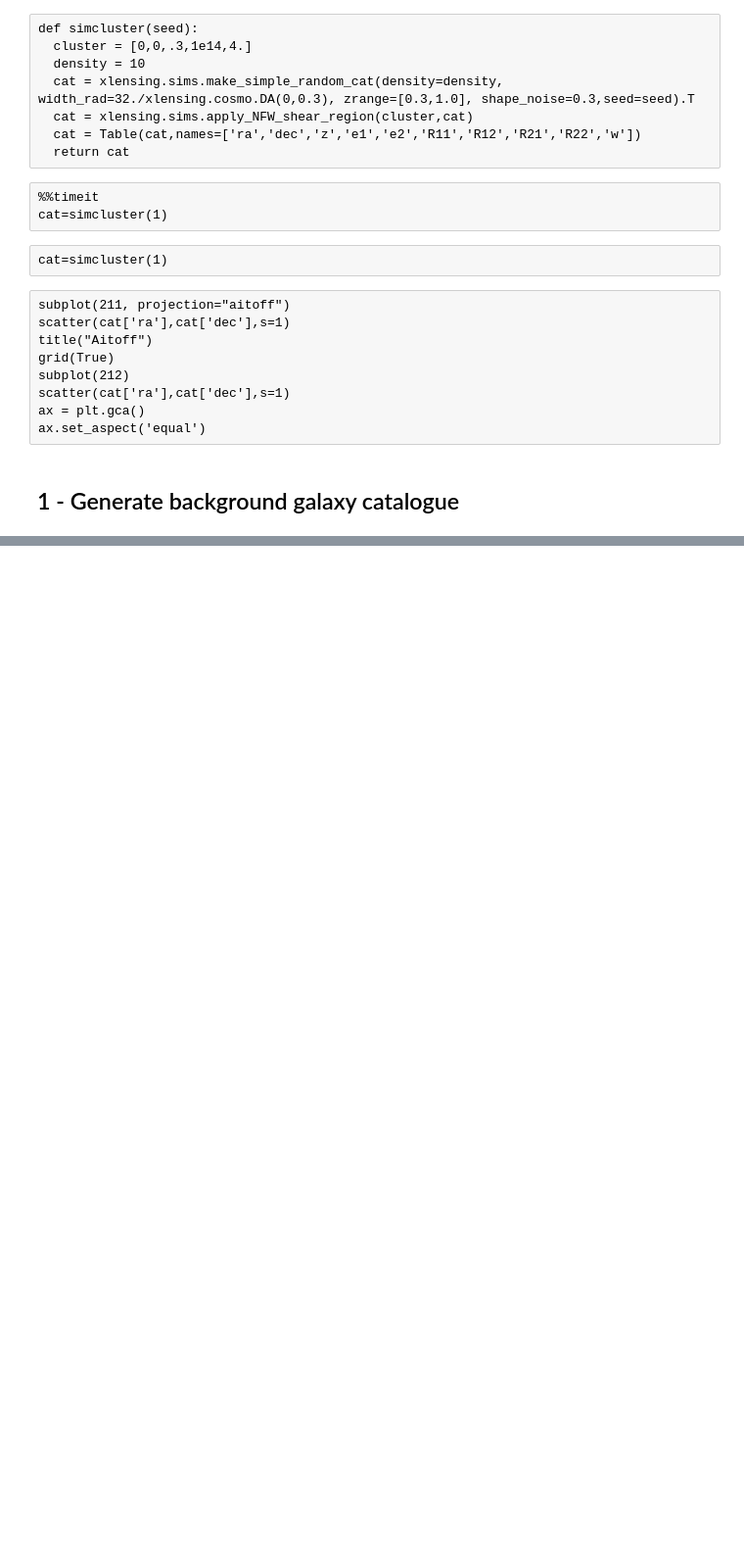
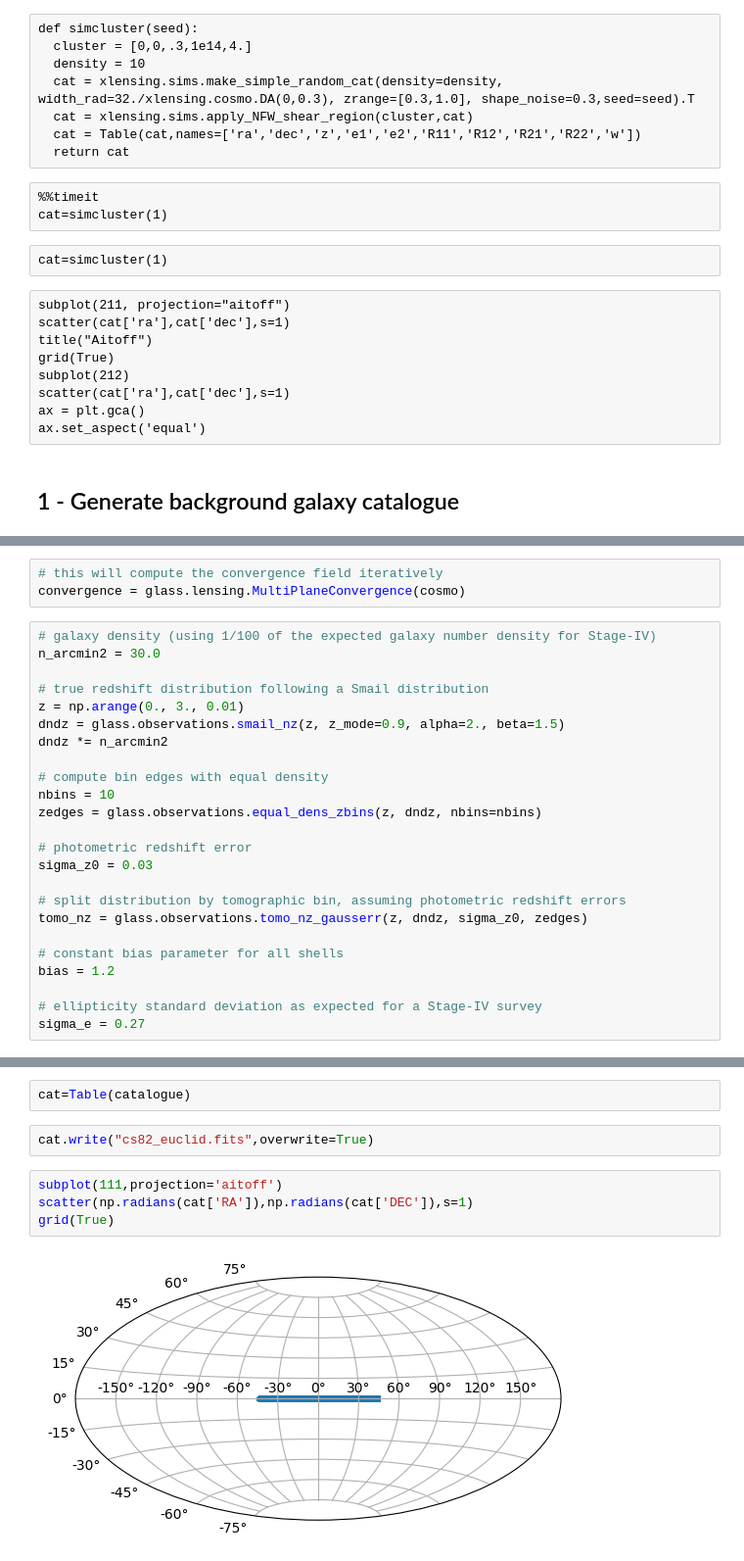
Before and after one commit to andrevitorelli/xlensing, a Jupyter notebook: notebooks/Xlensing_Sims.ipynb, the cells around one changed output, grey strips where cells are left out. Shown: that part at 98% size. Cells and saved outputs as stored; diff of their text form; blank space fills up the shorter version.

Commit message:
Generating catalogues for shearing

```diff
--- a/notebooks/Xlensing_Sims.ipynb
+++ b/notebooks/Xlensing_Sims.ipynb
@@ -261,0 +144,27 @@ pwd
+# %%
+# this will compute the convergence field iteratively
+convergence = glass.lensing.MultiPlaneConvergence(cosmo)
+# %%
+# galaxy density (using 1/100 of the expected galaxy number density for Stage-IV)
+n_arcmin2 = 30.0
+
+# true redshift distribution following a Smail distribution
+z = np.arange(0., 3., 0.01)
+dndz = glass.observations.smail_nz(z, z_mode=0.9, alpha=2., beta=1.5)
+dndz *= n_arcmin2
+
+# compute bin edges with equal density
+nbins = 10
+zedges = glass.observations.equal_dens_zbins(z, dndz, nbins=nbins)
+
+# photometric redshift error
+sigma_z0 = 0.03
+
+# split distribution by tomographic bin, assuming photometric redshift errors
+tomo_nz = glass.observations.tomo_nz_gausserr(z, dndz, sigma_z0, zedges)
+
+# constant bias parameter for all shells
+bias = 1.2
+
+# ellipticity standard deviation as expected for a Stage-IV survey
+sigma_e = 0.27
@@ -261,0 +269,10 @@ pwd
+# %%
+cat=Table(catalogue)
+# %%
+cat.write("cs82_euclid.fits",overwrite=True)
+# %%
+subplot(111,projection='aitoff')
+scatter(np.radians(cat['RA']),np.radians(cat['DEC']),s=1)
+grid(True)
+# %% [output]
+[figure, added]
```
Also changed, not shown: parts of 19 cells of this notebook.
